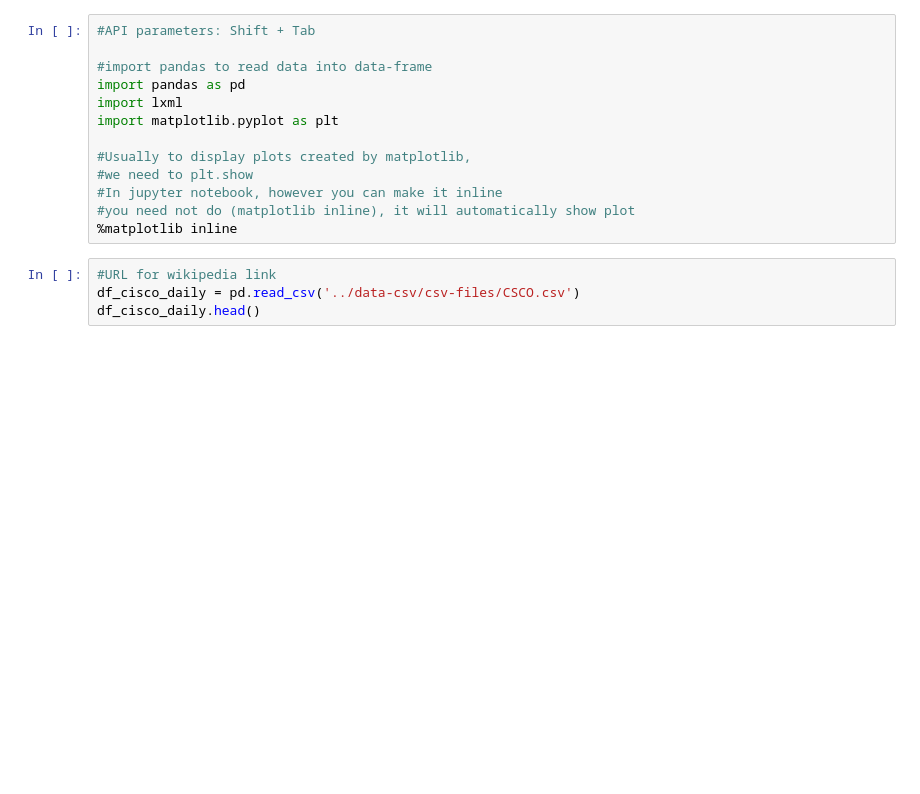
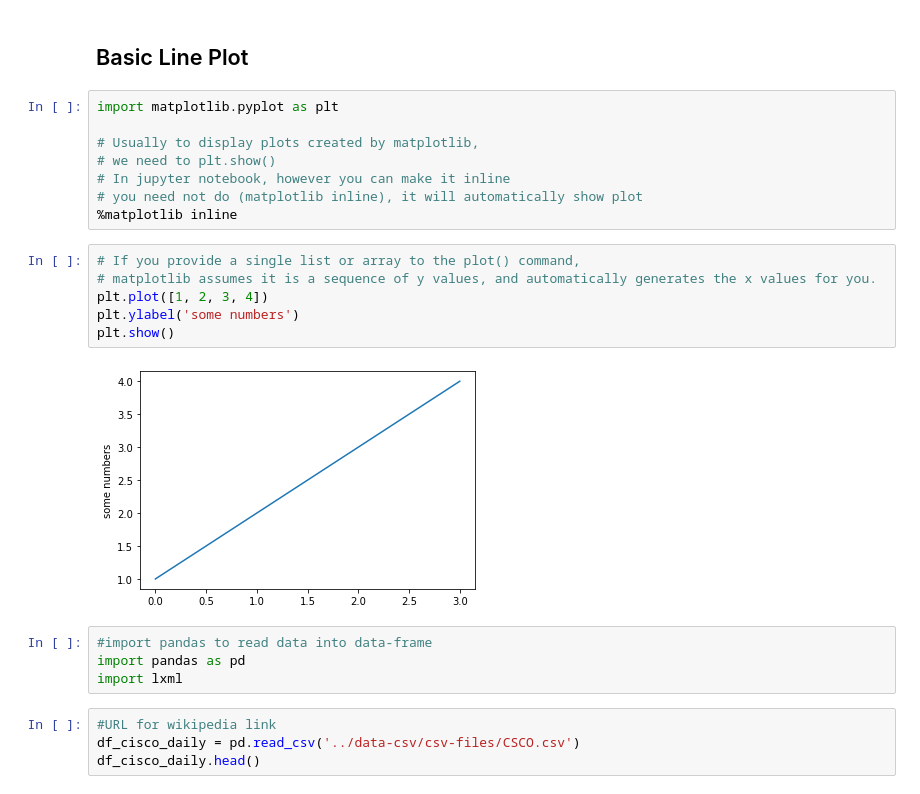
Before and after one commit to srmk1/learn-ml-hands-on, a Jupyter notebook: python/matplotlib.ipynb, the cells around one changed output. Saved outputs shown, nothing was run; the diff lists cells and outputs as text; blank space fills up the shorter version.

Commit message:
matplotlib updated

```diff
--- a/python/matplotlib.ipynb
+++ b/python/matplotlib.ipynb
@@ -1,16 +10,25 @@
+# %% [markdown]
+## Basic Line Plot
 # %%
-#API parameters: Shift + Tab
-
-#import pandas to read data into data-frame
-import pandas as pd
-import lxml
 import matplotlib.pyplot as plt
 
-#Usually to display plots created by matplotlib,
-#we need to plt.show
-#In jupyter notebook, however you can make it inline
-#you need not do (matplotlib inline), it will automatically show plot
+# Usually to display plots created by matplotlib,
+# we need to plt.show()
+# In jupyter notebook, however you can make it inline
+# you need not do (matplotlib inline), it will automatically show plot
 %matplotlib inline
+# %%
+# If you provide a single list or array to the plot() command,
+# matplotlib assumes it is a sequence of y values, and automatically generates the x values for you.
+plt.plot([1, 2, 3, 4])
+plt.ylabel('some numbers')
+plt.show()
+# %% [output]
+[figure, added]
+# %%
+#import pandas to read data into data-frame
+import pandas as pd
+import lxml
 # %%
 #URL for wikipedia link
 df_cisco_daily = pd.read_csv('../data-csv/csv-files/CSCO.csv')
```
Also changed, not shown: parts of 10 cells of this notebook, 1 other file.
